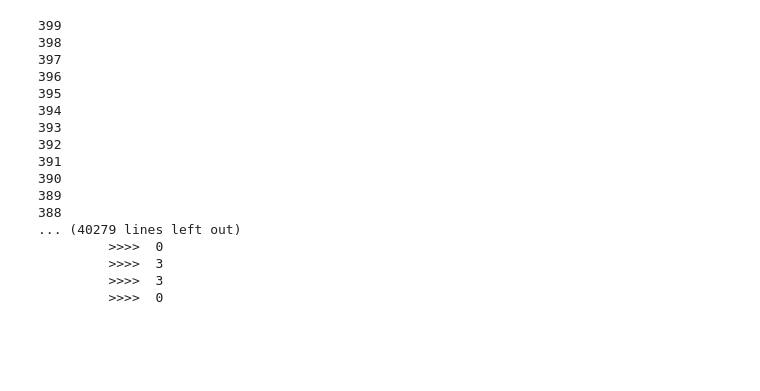
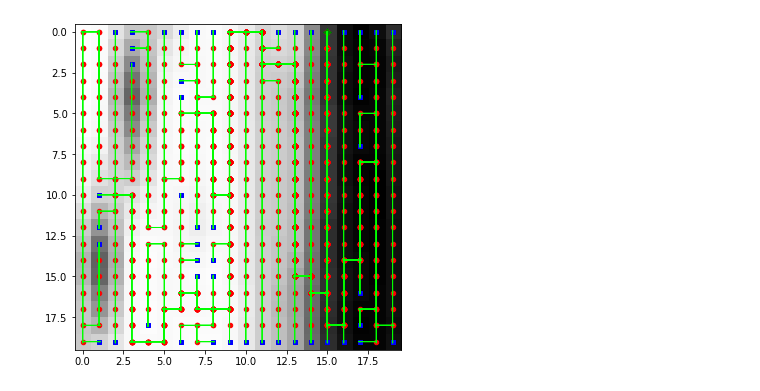
Before and after one commit to swyang50066/cv-segmentation, a Jupyter notebook: examples/KruskalMST.ipynb, the cells around one changed output. Saved outputs shown, nothing was run; the diff lists cells and outputs as text; code cells hidden in the pictures; blank space fills up the shorter version.

Commit message:
[UPDATE] revision of MST algorithms (Prim/Kruskal)

```diff
--- a/examples/KruskalMST.ipynb
+++ b/examples/KruskalMST.ipynb
@@ -67,25 +67,9 @@ def drawMSF(x, leaves):
                 axes.scatter(ya, xa, color="Green", s=20, marker="D")
 # %%
 # Find minimum spanning tree with Kruskal's algorithm
-#leaves = KruskalMST(graph, conns)
+leaves = KruskalMST(graph, conns)
 
 # Draw MSF
-#drawMSF(imsample, leaves)
+drawMSF(imsample, leaves)
 # %% [output]
-399
-398
-397
-396
-395
-394
-393
-392
-391
-390
-389
-388
-... (40279 lines left out)
-         >>>>  0
-         >>>>  3
-         >>>>  3
-         >>>>  0
+[figure, added]
```
Also changed, not shown: 3 other files.
